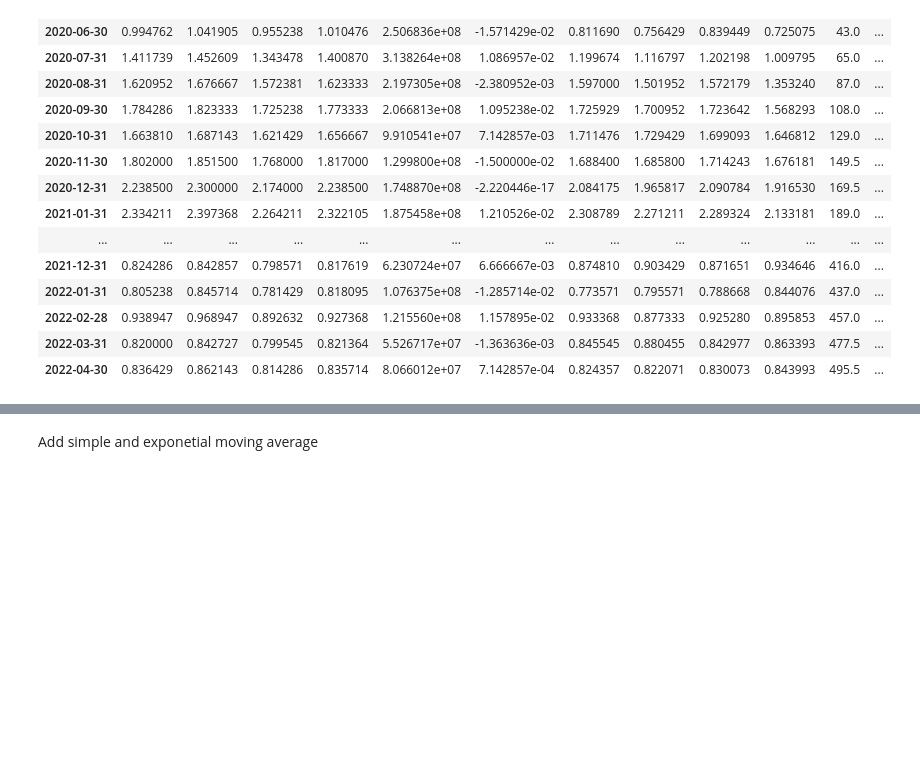
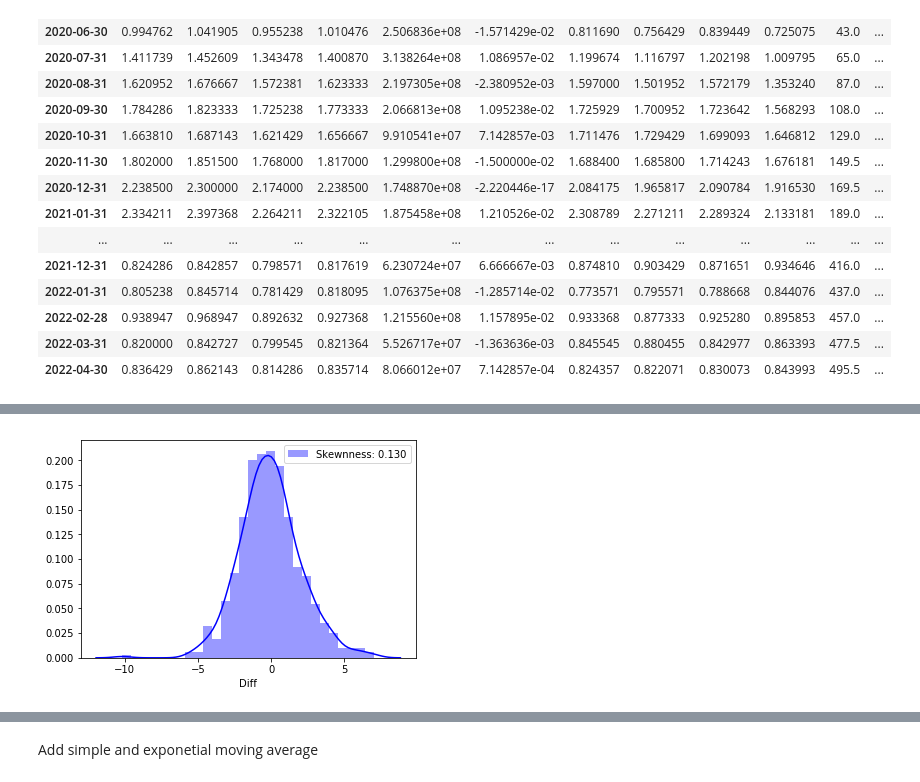
Before and after one commit to 7131HDMC/stock_monitor, a Jupyter notebook: stock_analyze/study_analyze.ipynb, the cells around one changed output, grey strips where cells are left out. Saved outputs shown, nothing was run; the diff lists cells and outputs as text; code cells hidden in the pictures; blank space fills up the shorter version.

```diff
--- a/stock_analyze/study_analyze.ipynb
+++ b/stock_analyze/study_analyze.ipynb
@@ -209,0 +245,5 @@ aapl["Close"].plot(grid=True)
+# %%
+aapl_dst = sns.distplot(aapl["Diff"], color="b", label="Skewnness: %.3f"%(aapl["Diff"].skew()))
+aapl_dst = aapl_dst.legend(loc="best")
+# %% [output]
+[figure, added]
```
Also changed, not shown: parts of 11 cells of this notebook.
